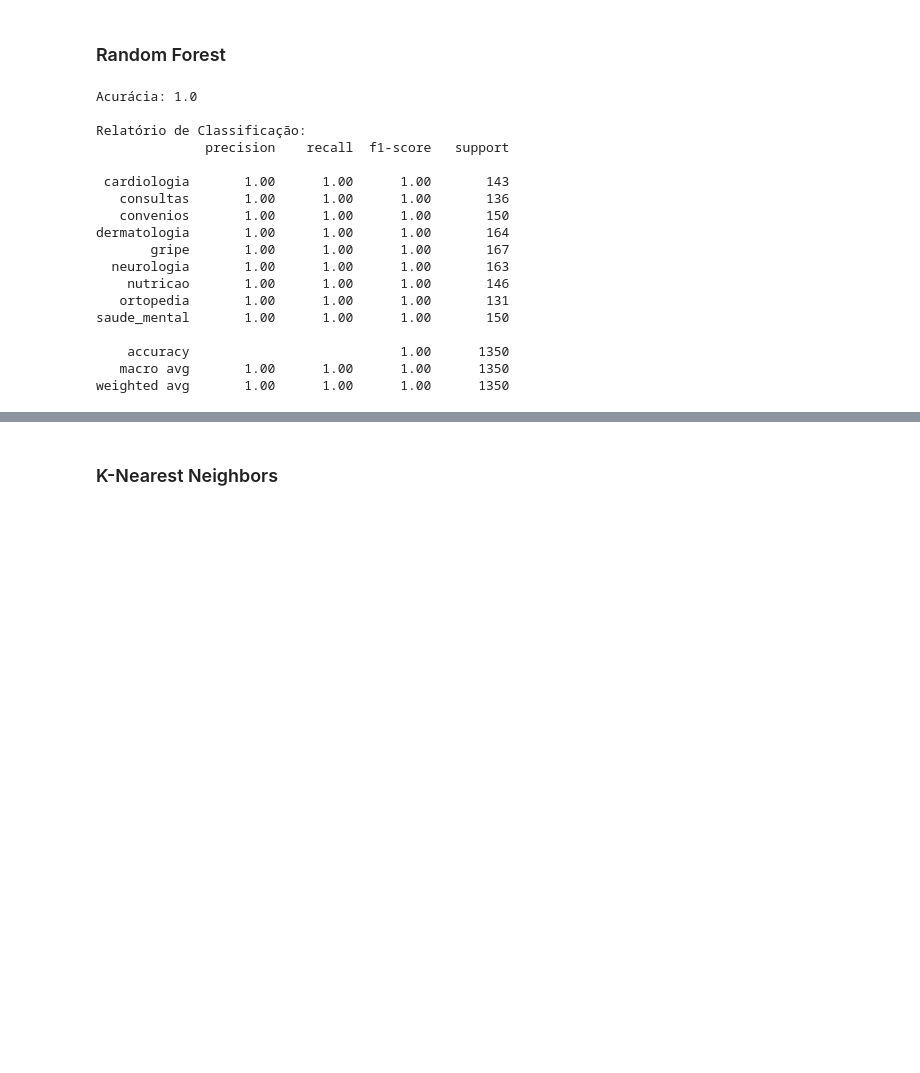
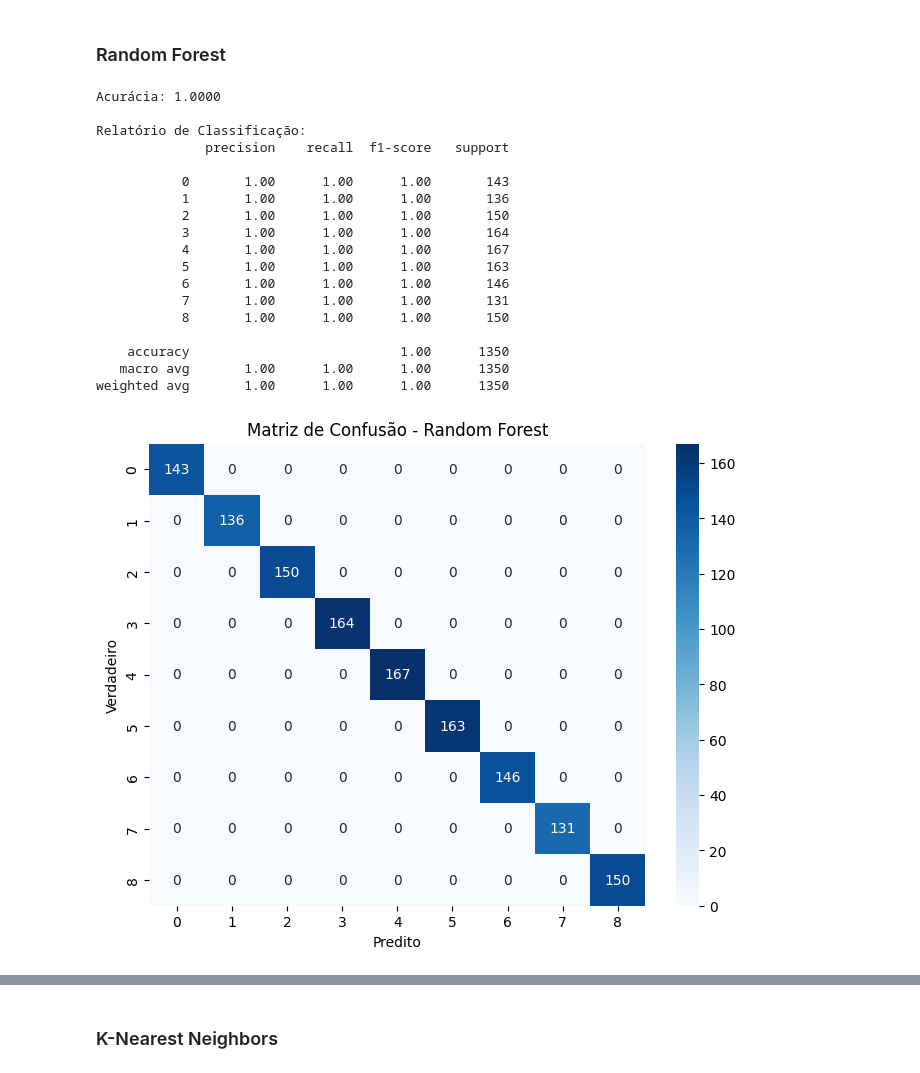
Before and after one commit to jonnathann/portifolio_ra, a Jupyter notebook: notebooks/build_chatbot_traditional_technics.ipynb, the cells around one changed output, grey strips where cells are left out. Drawn from its saved outputs; the diff is of its cells as text; code cells hidden in the pictures; blank space fills up the shorter version.

Commit message:
avaliando desempenho dos modelos

```diff
--- a/notebooks/build_chatbot_traditional_technics.ipynb
+++ b/notebooks/build_chatbot_traditional_technics.ipynb
@@ -315,31 +328,27 @@ InvalidParameterError: The 'y_pred' parameter of accuracy_score must be an array
 # %%
 # Treinamento do modelo
 rf_model = RandomForestClassifier(random_state=42)
 rf_model.fit(X_train, y_train)
 
-# Previsões
-y_pred_rf = rf_model.predict(X_test)
-
-# Avaliação
-print("Acurácia:", accuracy_score(y_test, y_pred_rf))
-print("\nRelatório de Classificação:")
-print(classification_report(y_test, y_pred_rf, target_names= encoder.classes_))
+# Avaliando desempenho do modelo
+evaluate_model(rf_model, X_test, y_test, titulo='Random Forest')
 # %% [output]
-Acurácia: 1.0
+Acurácia: 1.0000
 
 Relatório de Classificação:
               precision    recall  f1-score   support
 
- cardiologia       1.00      1.00      1.00       143
-   consultas       1.00      1.00      1.00       136
-   convenios       1.00      1.00      1.00       150
-dermatologia       1.00      1.00      1.00       164
-       gripe       1.00      1.00      1.00       167
-  neurologia       1.00      1.00      1.00       163
-    nutricao       1.00      1.00      1.00       146
-   ortopedia       1.00      1.00      1.00       131
-saude_mental       1.00      1.00      1.00       150
+           0       1.00      1.00      1.00       143
+           1       1.00      1.00      1.00       136
+           2       1.00      1.00      1.00       150
+           3       1.00      1.00      1.00       164
+           4       1.00      1.00      1.00       167
+           5       1.00      1.00      1.00       163
+           6       1.00      1.00      1.00       146
+           7       1.00      1.00      1.00       131
+           8       1.00      1.00      1.00       150
 
     accuracy                           1.00      1350
    macro avg       1.00      1.00      1.00      1350
 weighted avg       1.00      1.00      1.00      1350
+[figure, added]
```
Also changed, not shown: parts of 5 cells of this notebook.
